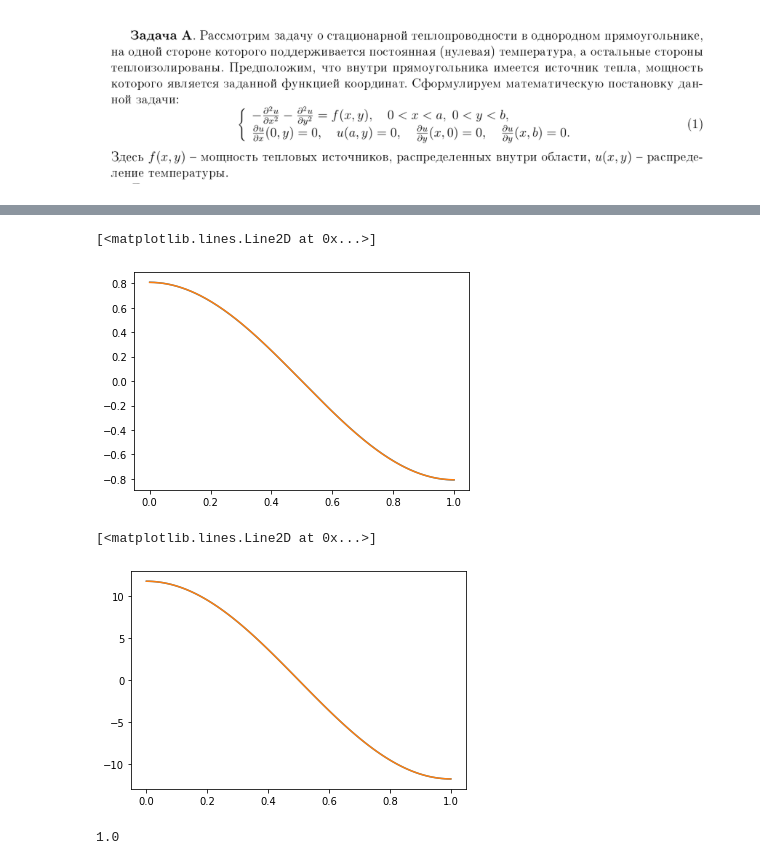
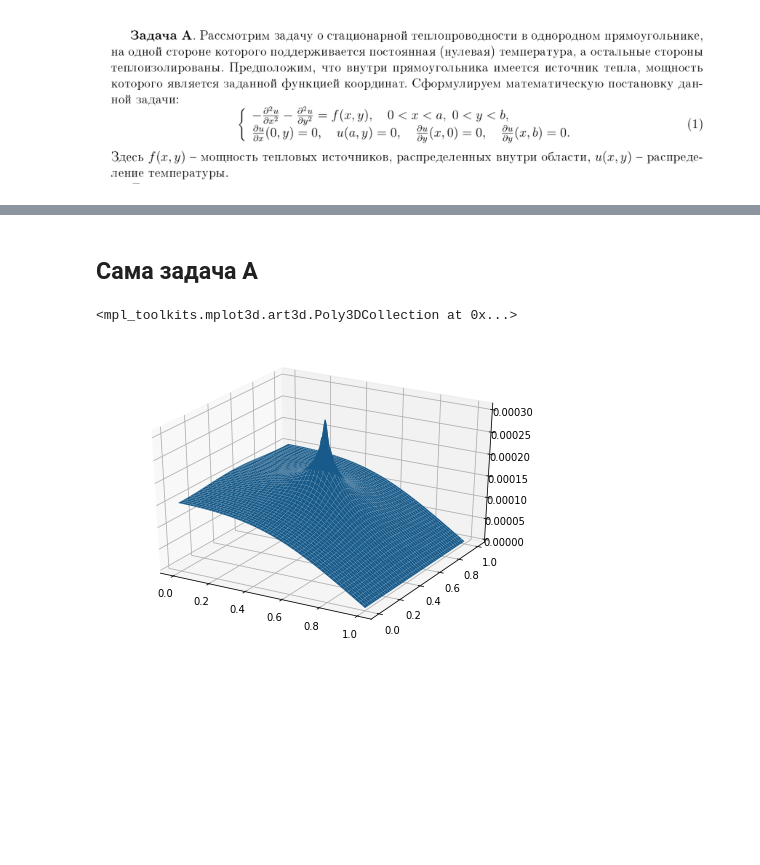
Before and after one commit to katyalatypova/mipt_comp_math, a Jupyter notebook: Task2.ipynb, the cells around one changed output, grey strips where cells are left out. Saved outputs shown, nothing was run; the diff lists cells and outputs as text; code cells hidden in the pictures; blank space fills up the shorter version.

Commit message:
add solver for another boundary conditions with cosft + TDMA

```diff
--- a/Task2.ipynb
+++ b/Task2.ipynb
@@ -238,21 +185,27 @@ print(np.max(np.abs(sol - fd/ ((pi/2/lx)**2 + (pi/ly)**2))))
-# %%
-x = np.linspace(0, lx, Nx)
-y = np.linspace(0, ly, Ny)
-k = 80
-# plt.plot(x, sol[:, k])
-# plt.plot(x, precise_sol(x, y[k]))
-plt.plot(y, sol[k, :])
-plt.plot(y, precise_sol(x[k], y))
-# %% [output]
-[<matplotlib.lines.Line2D at 0x...>]
-[figure, removed]
-# %%
-plt.plot(y, fd[k, :])
-plt.plot(y, fd1[k, :])
-# %% [output]
-[<matplotlib.lines.Line2D at 0x...>]
-[figure, removed]
-# %%
-x[-1]
-# %% [output]
-1.0
+# %% [markdown]
+##  Сама задача А
+# %%
+#источник
+def f(x, y):
+    return exp(-((x - lx/2)**2 + (y - ly/2)**2)/0.01**2)
+
+#параметры прямоугольника и сетки
+lx = 1; ly = 1
+Nx = 200; Ny = 200
+x = np.linspace(0, lx, Nx)
+y = np.linspace(0, ly, Ny)
+hx = x[1] - x[0]
+hy = y[1] - y[0]
+x, y = np.meshgrid(x, y)
+
+#расчет
+fd = f(x, y).T
+numerical_solution = solver(Nx, Ny, hx, hy, fd)
+
+#построение точного решения
+fig = pylab.figure()
+axes = Axes3D(fig)
+axes.plot_surface(x, y, numerical_solution.T)
+# %% [output]
+<mpl_toolkits.mplot3d.art3d.Poly3DCollection at 0x...>
+[figure, added]
```
Also changed, not shown: parts of 7 cells of this notebook.
